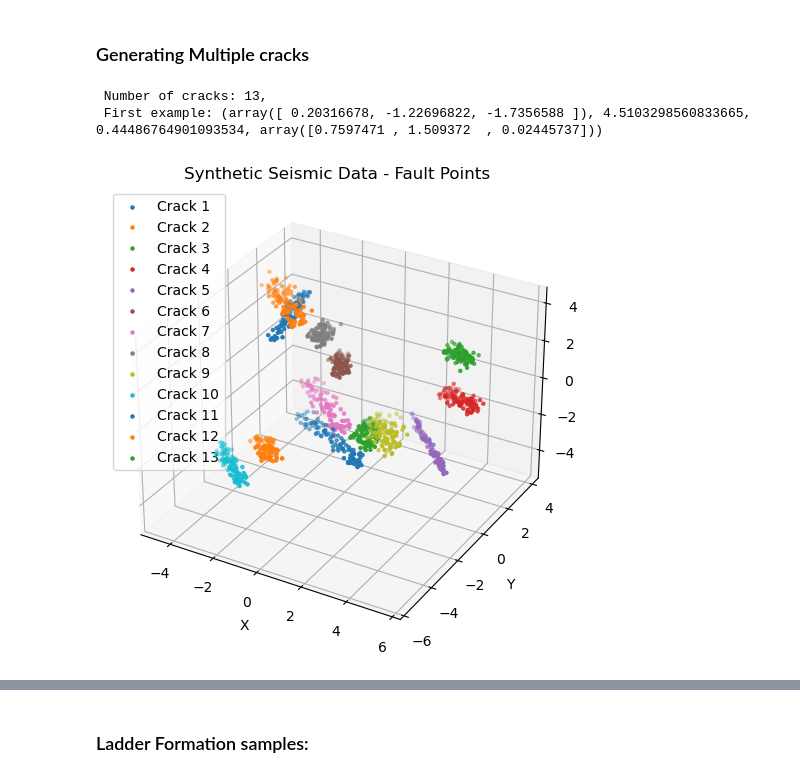
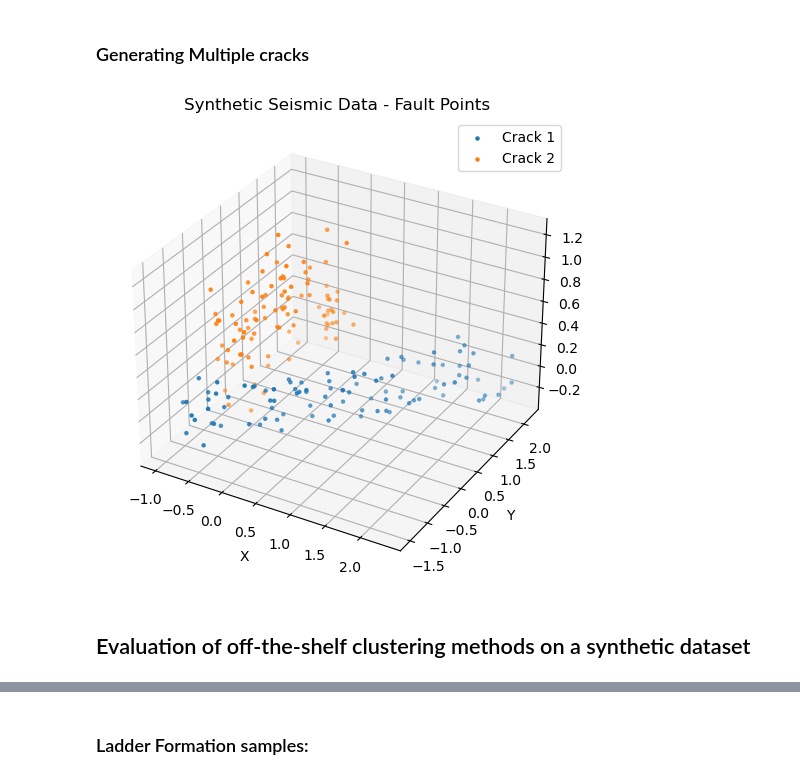
Before and after one commit to samhouliston/DSL_Quake_Fault_Reconstruction, a Jupyter notebook: synthetics/synthetic_data.ipynb, the cells around one changed output, grey strips where cells are left out. Drawn from its saved outputs; the diff is of its cells as text; code cells hidden in the pictures.

```diff
--- a/synthetics/synthetic_data.ipynb
+++ b/synthetics/synthetic_data.ipynb
@@ -420,7 +441,7 @@ simple_static_plot(crack_points, normal_vector)
 # %% [markdown]
 ### Generating Multiple cracks
 # %%
-def generate_cracks(max_cracks=5, L_max=5, W_max=1, center_dist = 0.5, domain=(-5,5)):
+def generate_cracks(max_cracks=5, L_max=5, W_max=1, center_dist = 0.4, domain=(-1,1)):
     """
     Generate cracks with random centers, lengths, widths, and normal angles to the plane.
 
@@ -432,7 +453,7 @@ def generate_cracks(max_cracks=5, L_max=5, W_max=1, center_dist = 0.5, domain=(-
     Returns:
     - cracks_info: List of tuples containing crack information (center, length, width, normals)
     """
-    num_cracks = np.random.randint(5, max_cracks + 1)
+    num_cracks = np.random.randint(2, max_cracks + 1)
     cracks_info = []
 
     # Generate crack centers
@@ -443,29 +464,35 @@ def generate_cracks(max_cracks=5, L_max=5, W_max=1, center_dist = 0.5, domain=(-
                 break
         # Generate crack lengths, widths, and normal vector
         length = np.random.uniform(1, L_max)
-        width = np.random.uniform(0.2, W_max)
-        normals = np.random.uniform(0, 2, size=3)
+        width = np.random.uniform(0.4, W_max)
+        normal = random_unit_vector()
 
-        cracks_info.append((center, length, width, normals))
+        cracks_info.append((center, length, width, normal))
 
     return cracks_info
+
+
+def generate_dataset(n_clusters_max, VERBOSE=False):
+    cracks_points_list = []
+    cracks_characteristics = generate_cracks(n_clusters_max)
+    for center, length, width, direction_vector in cracks_characteristics:
+        cracks_points_list.append(generate_crack_points(center, direction_vector, length, width))
+
+    if VERBOSE:
+        print(f" Number of cracks: {len(cracks_characteristics)}, \n \
+            \n These are the characteristics of the first crack: \
+            \n    Center {cracks_characteristics[0][0]}, \
+            \n    Length {cracks_characteristics[0][1]}, \
+            \n    Width {cracks_characteristics[0][2]}, \
+            \n    Normals {cracks_characteristics[0][3]}")
+
+    return cracks_points_list
-# %%
-# Example usage:
-
-n_cracks = 20
-w_max = 3
-L_max = 10
-cracks_characteristics = generate_cracks(n_cracks)
-print(f" Number of cracks: {len(cracks_characteristics)}, \n First example: {cracks_characteristics[0]}")
-# %% [output]
- Number of cracks: 13,
- First example: (array([ 0.20316678, -1.22696822, -1.7356588 ]), 4.5103298560833665, 0.44486764901093534, array([0.7597471 , 1.509372  , 0.02445737]))
-# %%
-cracks_points_list = []
-for center, length, width, normal_vector in cracks_characteristics:
-    cracks_points_list.append(generate_crack_points(center, normal_vector, length, width))
-
-multi_static_plot(cracks_points_list)
-multi_interactive_plot(cracks_points_list, [-5,5], [-5,5], [-5,5])
-# %% [output]
-[figure, removed]
+# %%
+cracks_points_list = generate_dataset(5)
+
+multi_static_plot(cracks_points_list)
+#multi_interactive_plot(cracks_points_list, [-2,2], [-2,2], [-2,2])
+# %% [output]
+[figure, added]
+# %% [markdown]
+## Evaluation of off-the-shelf clustering methods on a synthetic dataset
```
Also changed, not shown: parts of 10 cells of this notebook.
